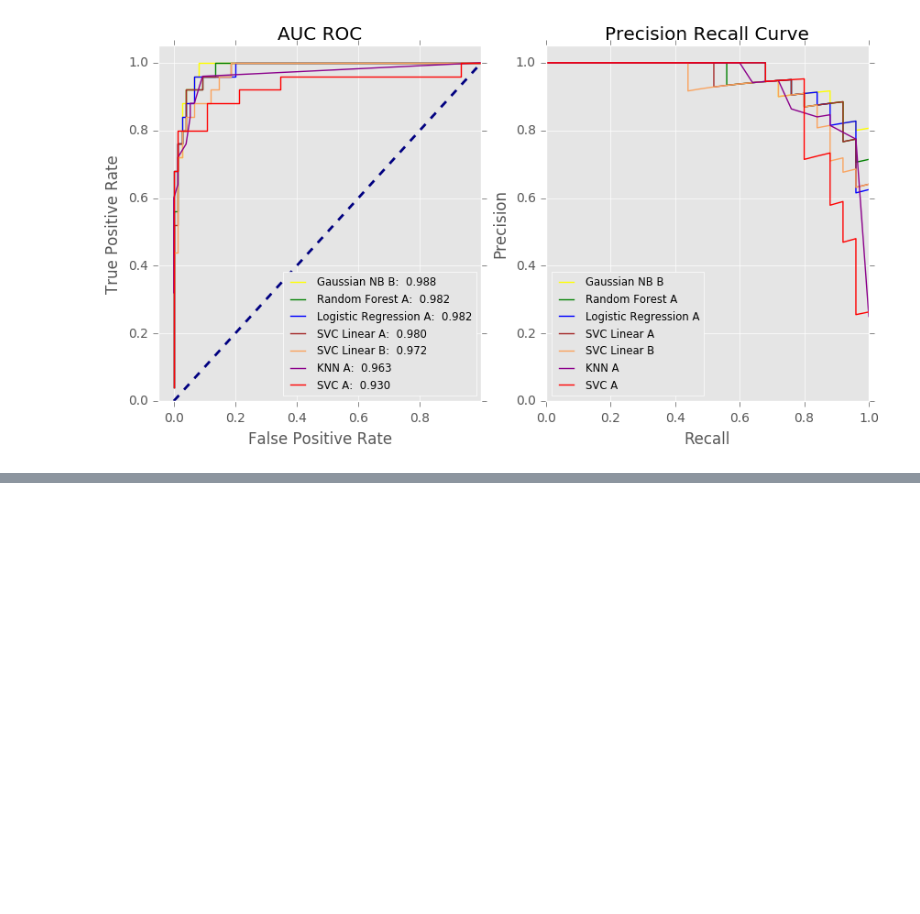
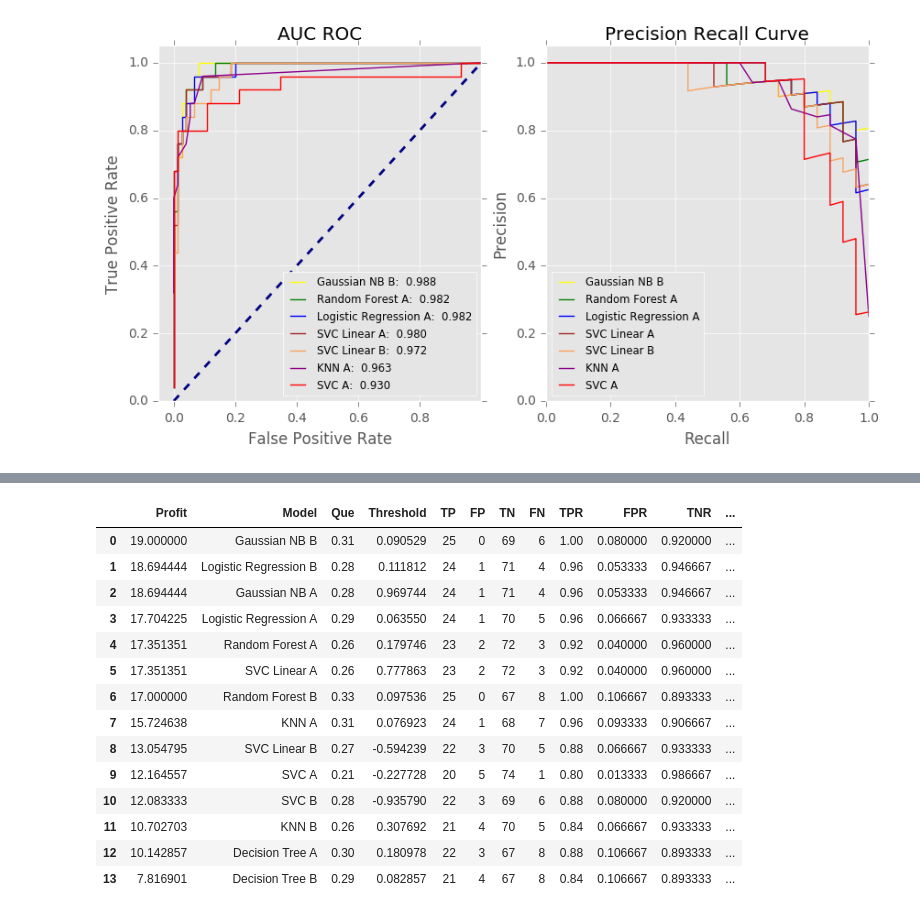
Before and after one commit to Samimust/predictive-maintenance, a Jupyter notebook: Model Selection - Binary Classifiaction.ipynb, the cells around one changed output, grey strips where cells are left out. Saved outputs shown, nothing was run; the diff lists cells and outputs as text; code cells hidden in the pictures; blank space fills up the shorter version.

Commit message:
added Expected Profit calculations

```diff
--- a/Model Selection - Binary Classifiaction.ipynb
+++ b/Model Selection - Binary Classifiaction.ipynb
@@ -728,0 +761,40 @@ ax2.set_title('Precision Recall Curve')
+# %%
+TPb = 300
+TNb = 0
+FPc = -100
+FNc = -200
+
+prob_positive = 0.25
+prop_negative = 0.75
+# %%
+
+
+df_max_profit = pd.DataFrame()
+
+roc_dfs = [roc_lgrb, roc_lgra, roc_dtrb, roc_dtra, roc_rfcb, roc_rfca, roc_svcb, roc_svca, roc_svlb, roc_svla, roc_knnb, roc_knna, roc_gnbb, roc_gnba]
+
+for df in roc_dfs:
+    df['Profit'] = prob_positive*(df.TPR*TPb + df.FNR*FNc) + prop_negative*(df.TNR*TNb + df.FPR*FPc)
+    df_max = df[df.Profit == df.Profit.max()]
+    df_max_profit = pd.concat([df_max_profit,df_max], ignore_index=True)
+
+colnames = ['Profit', 'Model', 'Que', 'Threshold', 'TP', 'FP', 'TN', 'FN', 'TPR', 'FPR', 'TNR', 'FNR']
+
+df_max_profit = df_max_profit[colnames].sort_values(by='Profit', ascending=False).reset_index(drop=True)
+df_max_profit
+# %% [output]
+|  | Profit | Model | Que | Threshold | TP | FP | TN | FN | TPR | FPR | TNR | ... |
+| 0 | 19.000000 | Gaussian NB B | 0.31 | 0.090529 | 25 | 0 | 69 | 6 | 1.00 | 0.080000 | 0.920000 | ... |
+| 1 | 18.694444 | Logistic Regression B | 0.28 | 0.111812 | 24 | 1 | 71 | 4 | 0.96 | 0.053333 | 0.946667 | ... |
+| 2 | 18.694444 | Gaussian NB A | 0.28 | 0.969744 | 24 | 1 | 71 | 4 | 0.96 | 0.053333 | 0.946667 | ... |
+| 3 | 17.704225 | Logistic Regression A | 0.29 | 0.063550 | 24 | 1 | 70 | 5 | 0.96 | 0.066667 | 0.933333 | ... |
+| 4 | 17.351351 | Random Forest A | 0.26 | 0.179746 | 23 | 2 | 72 | 3 | 0.92 | 0.040000 | 0.960000 | ... |
+| 5 | 17.351351 | SVC Linear A | 0.26 | 0.777863 | 23 | 2 | 72 | 3 | 0.92 | 0.040000 | 0.960000 | ... |
+| 6 | 17.000000 | Random Forest B | 0.33 | 0.097536 | 25 | 0 | 67 | 8 | 1.00 | 0.106667 | 0.893333 | ... |
+| 7 | 15.724638 | KNN A | 0.31 | 0.076923 | 24 | 1 | 68 | 7 | 0.96 | 0.093333 | 0.906667 | ... |
+| 8 | 13.054795 | SVC Linear B | 0.27 | -0.594239 | 22 | 3 | 70 | 5 | 0.88 | 0.066667 | 0.933333 | ... |
+| 9 | 12.164557 | SVC A | 0.21 | -0.227728 | 20 | 5 | 74 | 1 | 0.80 | 0.013333 | 0.986667 | ... |
+| 10 | 12.083333 | SVC B | 0.28 | -0.935790 | 22 | 3 | 69 | 6 | 0.88 | 0.080000 | 0.920000 | ... |
+| 11 | 10.702703 | KNN B | 0.26 | 0.307692 | 21 | 4 | 70 | 5 | 0.84 | 0.066667 | 0.933333 | ... |
+| 12 | 10.142857 | Decision Tree A | 0.30 | 0.180978 | 22 | 3 | 67 | 8 | 0.88 | 0.106667 | 0.893333 | ... |
+| 13 | 7.816901 | Decision Tree B | 0.29 | 0.082857 | 21 | 4 | 67 | 8 | 0.84 | 0.106667 | 0.893333 | ... |
```
Also changed, not shown: parts of 10 cells of this notebook.
